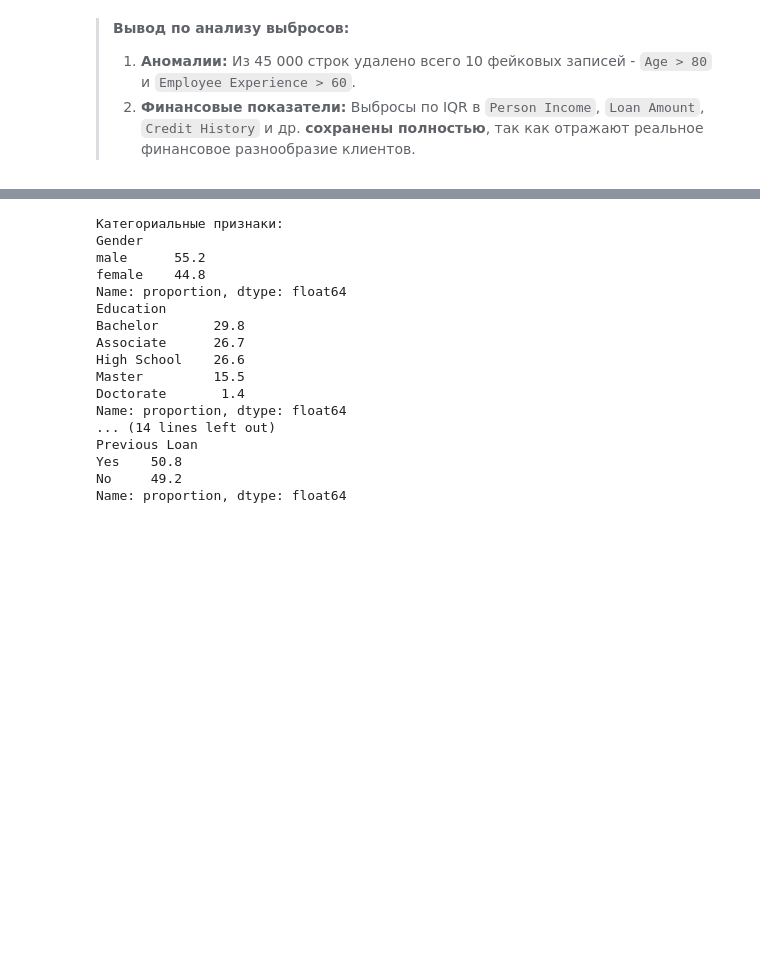
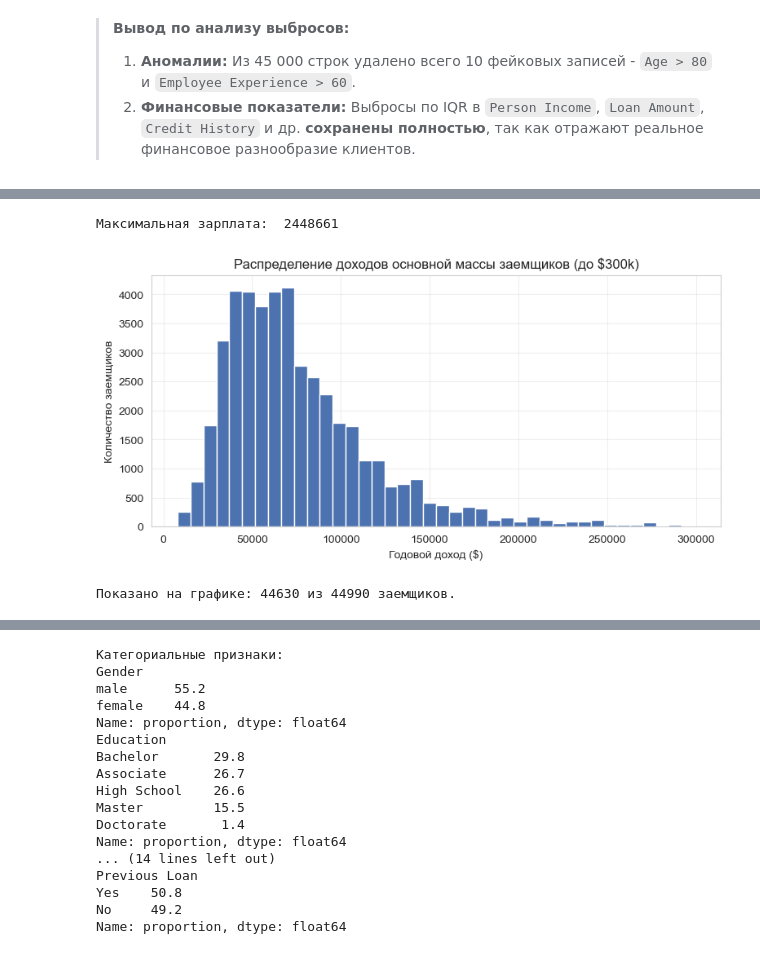
Before and after one commit to sherzod-shodiev/loan-approval-ml-api, a Jupyter notebook: notebooks/eda.ipynb, the cells around one changed output, grey strips where cells are left out. Cells and saved outputs as stored; diff of their text form; code cells hidden in the pictures; blank space fills up the shorter version.

```diff
--- a/notebooks/eda.ipynb
+++ b/notebooks/eda.ipynb
@@ -157,0 +256,23 @@ plt.show()
+# %%
+import matplotlib.pyplot as plt
+import pandas as pd
+
+print("\nМаксимальная зарплата: ", clean_df["Person Income"].max(), "\n") #Такие высокие зарплаты мешают увидеть настоящий график
+
+# Берем для графика людей с доходом до $300,000 (это 99.8% всех данных)
+income_normal = clean_df[clean_df['Person Income'] <= 300000]['Person Income']
+
+plt.figure(figsize=(9, 4))
+plt.hist(income_normal, bins=40, color="#4C72B0", edgecolor="white")
+
+plt.title("Распределение доходов основной массы заемщиков (до $300k)")
+plt.xlabel("Годовой доход ($)")
+plt.ylabel("Количество заемщиков")
+plt.grid(alpha=0.3)
+plt.show()
+
+print(f"Показано на графике: {len(income_normal)} из {len(clean_df)} заемщиков.")
+# %% [output]
+Максимальная зарплата:  2448661
+[figure, added]
+Показано на графике: 44630 из 44990 заемщиков.
```
Also changed, not shown: parts of 81 cells of this notebook, 12 other files.
